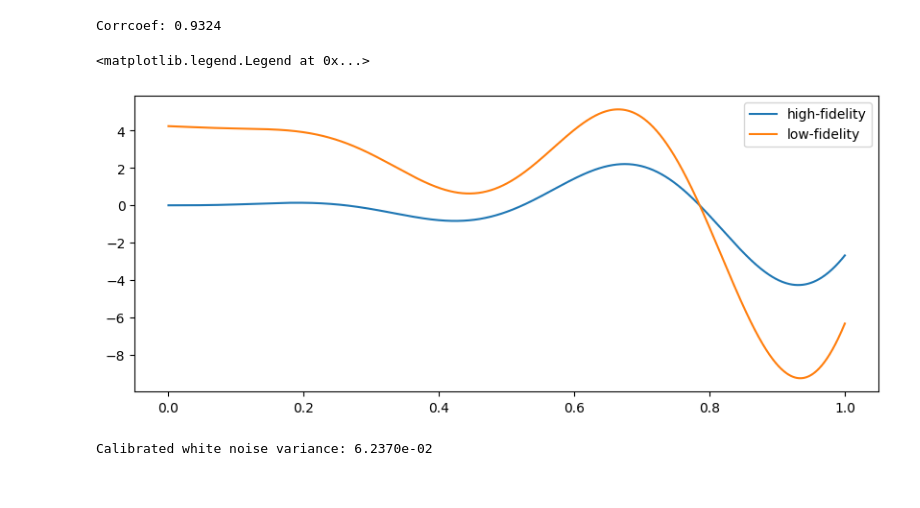
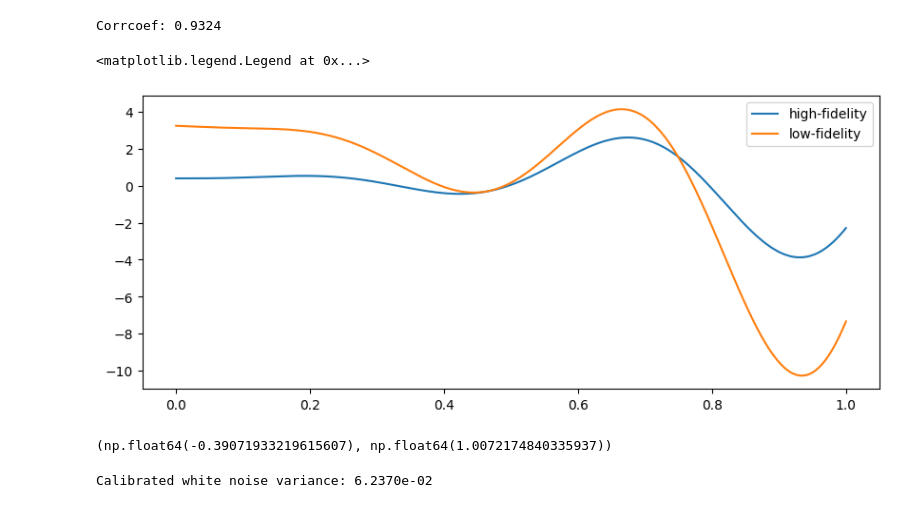
Before and after one commit to atticusdrex/MAGPI, a Jupyter notebook: SamplingOptimization/TestNB.ipynb, the cells around one changed output. Cells and saved outputs as stored; diff of their text form; code cells hidden in the pictures.

```diff
--- a/SamplingOptimization/TestNB.ipynb
+++ b/SamplingOptimization/TestNB.ipynb
@@ -4,43 +4,36 @@ import matplotlib.pyplot as plt
 # %%
 # # LINEAR-B
 funcs = [
-    lambda x: ((5*x**2) * np.sin(12*x)),
-    lambda x: (2*(5*x**2) * np.sin(12*x)+(x**3-0.5*np.sin(3*x-0.5))+4*np.cos(2*x))]
+    lambda x: ((5*x**2) * np.sin(12*x))+0.39071933219615607,
+    lambda x: (2*(5*x**2) * np.sin(12*x)+(x**3-0.5*np.sin(3*x-0.5))+4*np.cos(2*x))-1.0072174840335937]
 
 # Assigning sample sizes
 N_hi, N_lo, N_test = 5, 50, 1000
 # Assigning computational budgets
 C_hi, C_lo = 5, 1
 X_hi = np.random.uniform(0,1.0, N_hi)
 X_lo = np.random.uniform(0,1.0, N_lo)
 X_test = np.linspace(0,1.0, N_test)
 
-# Defining data_dict
-data_dict = {
-    0:{
-        'X':X_hi.reshape(-1,1),
-        'Y':funcs[0](X_hi),
-        'noise_var':1e-7
-    },
-    1:{
-        'X':X_lo.reshape(-1,1),
-        'Y':funcs[1](X_lo),
-        'noise_var':1e-7
-    }
-}
+Y_hi = funcs[0](X_hi) - np.mean(funcs[0](X_test))
+Y_lo = funcs[1](X_lo) - np.mean(funcs[1](X_test))
 
 corr_coef = np.corrcoef(funcs[0](X_test), funcs[1](X_test))[0,1]
 
 print("Corrcoef: %.4f" % corr_coef)
 
 plt.figure(figsize=(10,4))
 plt.plot(X_test, funcs[0](X_test), label = "high-fidelity")
 plt.plot(X_test, funcs[1](X_test), label = "low-fidelity")
 plt.legend()
 # %% [output]
 Corrcoef: 0.9324
 <matplotlib.legend.Legend at 0x...>
-[figure, old version]
+[figure, new version]
+# %%
+np.mean(funcs[0](X_test)), np.mean(funcs[1](X_test))
+# %% [output]
+(np.float64(-0.39071933219615607), np.float64(1.0072174840335937))
 # %%
 g1 = GP(
     X_lo.reshape(-1,1),
```
